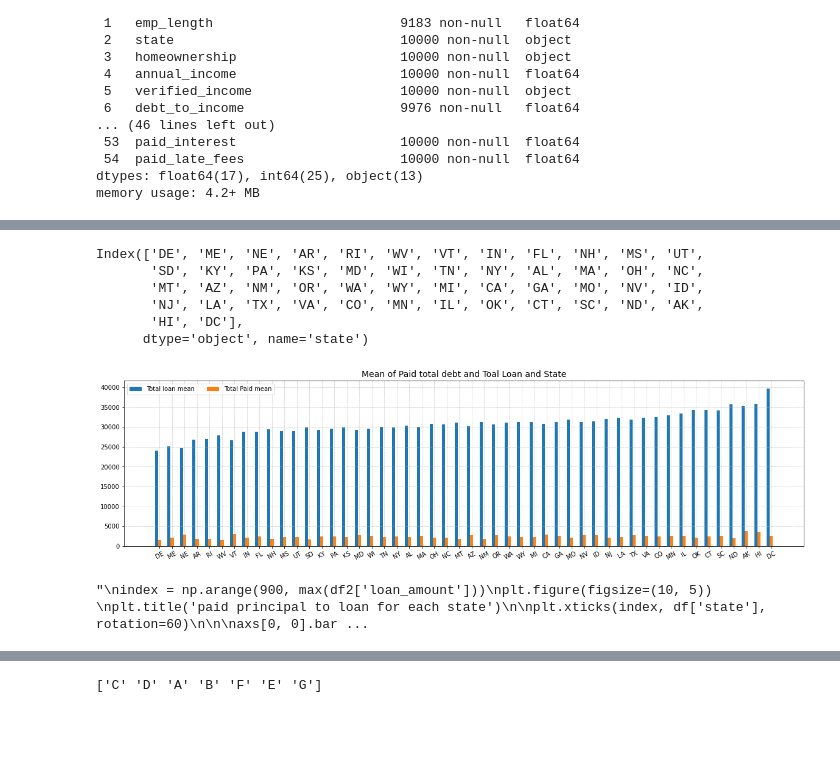
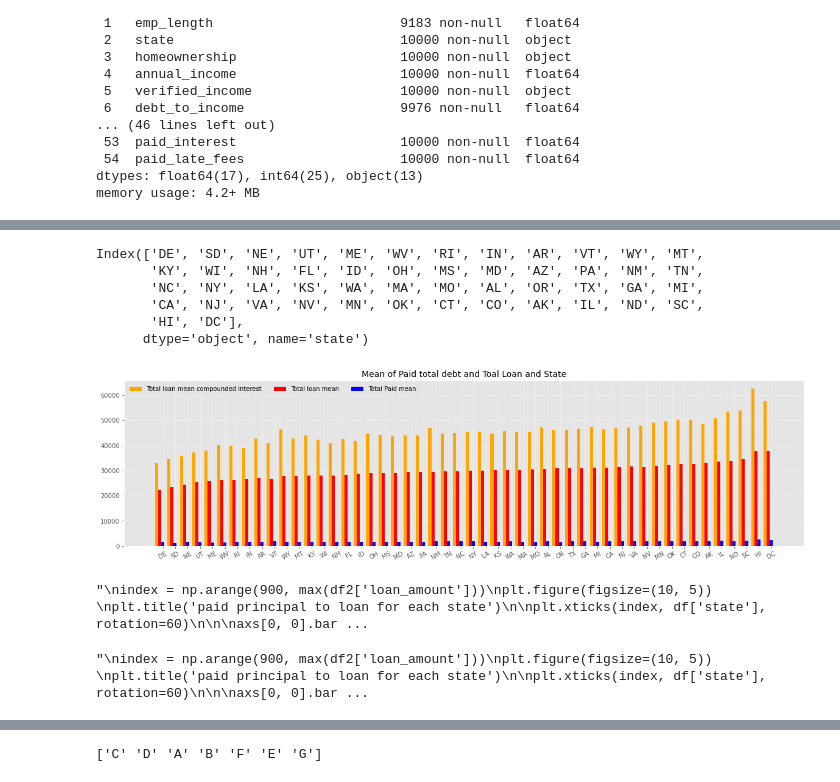
Before and after one commit to Jinhan-Han-Jeremy/loans_to_customers_analysis, a Jupyter notebook: loans_to_customers_analysis.ipynb, the cells around one changed output, grey strips where cells are left out. Saved outputs shown, nothing was run; the diff lists cells and outputs as text; code cells hidden in the pictures; blank space fills up the shorter version.

```diff
--- a/loans_to_customers_analysis.ipynb
+++ b/loans_to_customers_analysis.ipynb
@@ -110 +88,3 @@ Dropped columns which have 70% null data
+# %%
+df2=df2.drop(['emp_title', 'emp_length', 'verified_income', 'sub_grade', 'earliest_credit_line', 'total_credit_lines'], axis=1)
 # %%
@@ -145,2 +125,0 @@ Index(['emp_title', 'emp_length', 'state', 'homeownership', 'annual_income',
-# %%
-df2=df2.drop(['emp_title', 'emp_length', 'verified_income', 'sub_grade'], axis=1)
@@ -181,2 +128,3 @@ Index(['state', 'homeownership', 'annual_income', 'debt_to_income',
 # %%
+df2['months_since_last_delinq'] = df2['months_since_last_delinq'].fillna(0)
 df2.to_csv('loans_cleaned_schema.csv', index=False)
@@ -259,3 +206,17 @@ this 6400 amt. 6077 blance  total 12477
+# %%
+##print((by_state2['term', 'mean']))
+
+by_state2['interest_rate', 'mean'] = 0.01*by_state2['interest_rate', 'mean']
+
+##print((by_state2['interest_rate', 'mean']))
+
+the_loan_compound_interest = []
+
+
+p = by_state2['loan_amount', 'mean'] + by_state2['balance', 'mean']
+r = by_state2['interest_rate', 'mean']
+t = by_state2['term', 'mean']
+the_loan_compound_interest = p *(pow((1+r), t/12))
 # %%
 import numpy as np
 import matplotlib.pyplot as plt
@@ -266,40 +227,82 @@ plt.figure(figsize=(20, 5))
 
 w = 0.25
 N=df['state'].nunique()
 index = np.arange(N)
-print(stater2.index)
+print(by_state2.index)
 
 
-plt.bar(index-w, the_mean_loan, width=w, label='Total loan mean')
-plt.bar(index, stater2['paid_total', 'mean'], width=w, label='Total Paid mean')
+plt.bar(index-2*w, the_loan_compound_interest, width=w, label='Total loan mean compounded interest', color = 'orange')
+plt.bar(index-w, the_mean_loan, width=w, label='Total loan mean', color = 'red')
+plt.bar(index, by_state2['paid_total', 'mean'], width=w, label='Total Paid mean' , color = 'blue')
 
-plt.xticks(index, stater2.index, rotation=30)
+plt.xticks(index, by_state2.index, rotation=30)
 plt.legend(ncol=3)
 plt.title("Mean of Paid total debt and Toal Loan and State", fontsize=14)
 plt.grid(linestyle='--', linewidth=0.5)
 plt.show()
 
 
 '''
 index = np.arange(900, max(df2['loan_amount']))
 plt.figure(figsize=(10, 5))
 plt.title('paid principal to loan for each state')
 
 plt.xticks(index, df['state'], rotation=60)
 
 
 axs[0, 0].bar(df['state']-w, df['loan_amount'], width=w, label='gg')
 axs[0, 0].bar(df['state'], df['loan_amount'], width=w, label='gg')
 axs[0, 0].bar(df['state']+w, df['loan_amount'], width=w, label='gg')
 plt.legend(ncol=3)
 plt.xticks(index, df['state'], rotation=60)
 plt.show()'''
 # %% [output]
-Index(['DE', 'ME', 'NE', 'AR', 'RI', 'WV', 'VT', 'IN', 'FL', 'NH', 'MS', 'UT',
-       'SD', 'KY', 'PA', 'KS', 'MD', 'WI', 'TN', 'NY', 'AL', 'MA', 'OH', 'NC',
-       'MT', 'AZ', 'NM', 'OR', 'WA', 'WY', 'MI', 'CA', 'GA', 'MO', 'NV', 'ID',
-       'NJ', 'LA', 'TX', 'VA', 'CO', 'MN', 'IL', 'OK', 'CT', 'SC', 'ND', 'AK',
+Index(['DE', 'SD', 'NE', 'UT', 'ME', 'WV', 'RI', 'IN', 'AR', 'VT', 'WY', 'MT',
+       'KY', 'WI', 'NH', 'FL', 'ID', 'OH', 'MS', 'MD', 'AZ', 'PA', 'NM', 'TN',
+       'NC', 'NY', 'LA', 'KS', 'WA', 'MA', 'MO', 'AL', 'OR', 'TX', 'GA', 'MI',
+       'CA', 'NJ', 'VA', 'NV', 'MN', 'OK', 'CT', 'CO', 'AK', 'IL', 'ND', 'SC',
        'HI', 'DC'],
       dtype='object', name='state')
-[figure, old version]
+[figure, new version]
 "\nindex = np.arange(900, max(df2['loan_amount']))\nplt.figure(figsize=(10, 5))   \nplt.title('paid principal to loan for each state')\n\nplt.xticks(index, df['state'], rotation=60)\n\n\naxs[0, 0].bar ...
+# %%
+'''import numpy as np
+import matplotlib.pyplot as plt
+import matplotlib
+plt.figure(figsize=(20, 5))
+
+#print(df['state'].nunique())
+
+w = 0.25
+N=df['state'].nunique()
+index = np.arange(N)
+print(by_state2.index)
+print(stater2.shape[1])
+
+plt.bar(stater2.shape[1], stater2['loan_amount', 'mean'], label='Total loan mean compounded interest')
+plt.bar(stater2.shape[1], stater2['loan_amount', 'mean'], label='Total loan mean compounded interest')
+
+
+plt.xticks(index, by_state2.index, rotation=30)
+plt.legend(ncol=3)
+plt.title("Mean of Paid total debt and Toal Loan and State", fontsize=14)
+plt.grid(linestyle='--', linewidth=0.5)
+plt.show()
+'''
+
+'''
+index = np.arange(900, max(df2['loan_amount']))
+plt.figure(figsize=(10, 5))
+plt.title('paid principal to loan for each state')
+
+plt.xticks(index, df['state'], rotation=60)
+
+
+axs[0, 0].bar(df['state']-w, df['loan_amount'], width=w, label='gg')
+axs[0, 0].bar(df['state'], df['loan_amount'], width=w, label='gg')
+axs[0, 0].bar(df['state']+w, df['loan_amount'], width=w, label='gg')
+plt.legend(ncol=3)
+plt.xticks(index, df['state'], rotation=60)
+plt.show()'''
+# %% [output]
+"\nindex = np.arange(900, max(df2['loan_amount']))\nplt.figure(figsize=(10, 5))   \nplt.title('paid principal to loan for each state')\n\nplt.xticks(index, df['state'], rotation=60)\n\n\naxs[0, 0].bar ...
```
Also changed, not shown: parts of 32 cells of this notebook.
